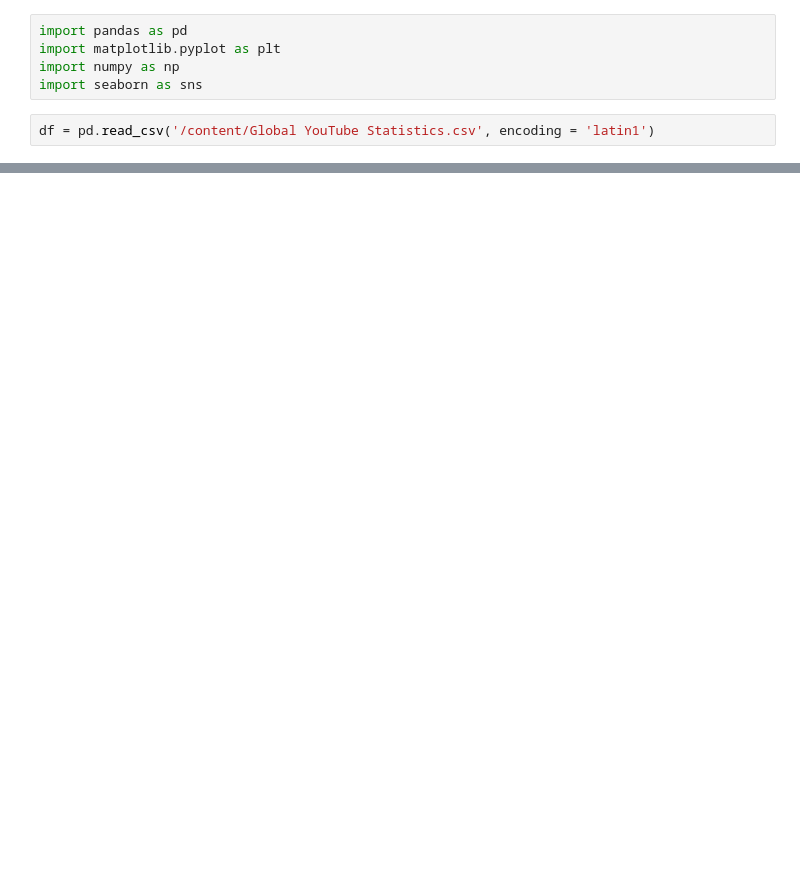
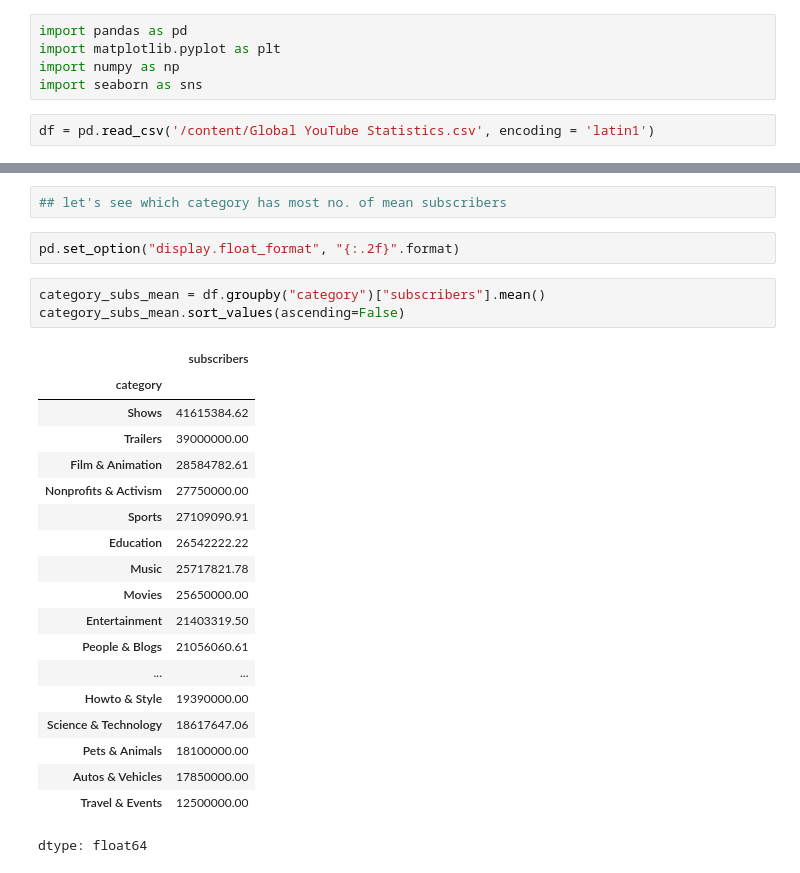
Before and after one commit to GitTanish/DataAnalysis, a Jupyter notebook: eda5.ipynb, the cells around one changed output, grey strips where cells are left out. Cells and saved outputs as stored; diff of their text form; blank space fills up the shorter version.

```diff
--- a/eda5.ipynb
+++ b/eda5.ipynb
@@ -17,0 +102,27 @@ df.head()
+# %%
+## let's see which category has most no. of mean subscribers
+# %%
+pd.set_option("display.float_format", "{:.2f}".format)
+# %%
+category_subs_mean = df.groupby("category")["subscribers"].mean()
+category_subs_mean.sort_values(ascending=False)
+# %% [output]
+|  | subscribers |
+| category |  |
+| Shows | 41615384.62 |
+| Trailers | 39000000.00 |
+| Film & Animation | 28584782.61 |
+| Nonprofits & Activism | 27750000.00 |
+| Sports | 27109090.91 |
+| Education | 26542222.22 |
+| Music | 25717821.78 |
+| Movies | 25650000.00 |
+| Entertainment | 21403319.50 |
+| People & Blogs | 21056060.61 |
+| ... | ... |
+| Howto & Style | 19390000.00 |
+| Science & Technology | 18617647.06 |
+| Pets & Animals | 18100000.00 |
+| Autos & Vehicles | 17850000.00 |
+| Travel & Events | 12500000.00 |
+dtype: float64
```
Also changed, not shown: parts of 9 cells of this notebook.
